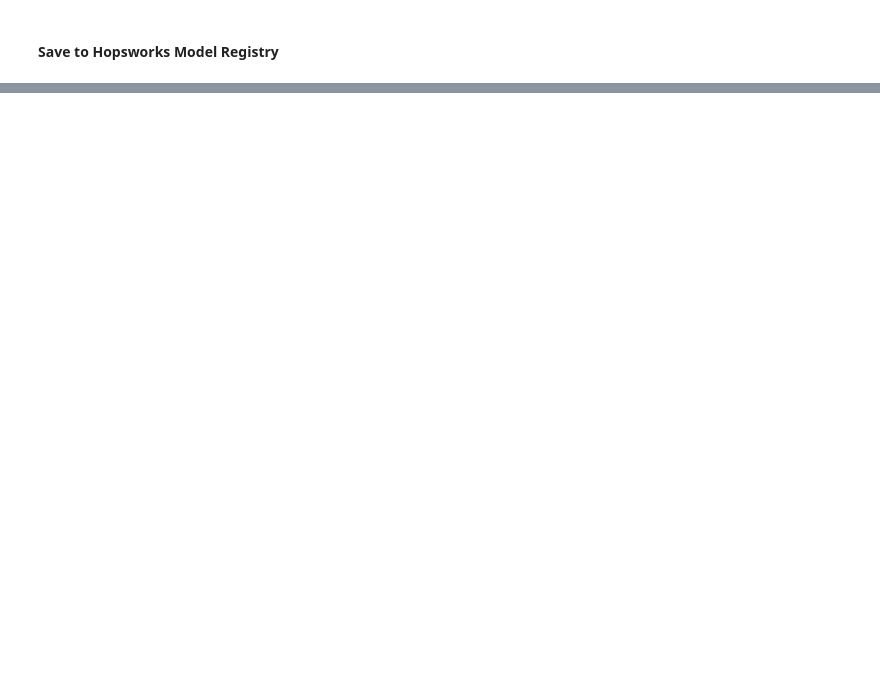
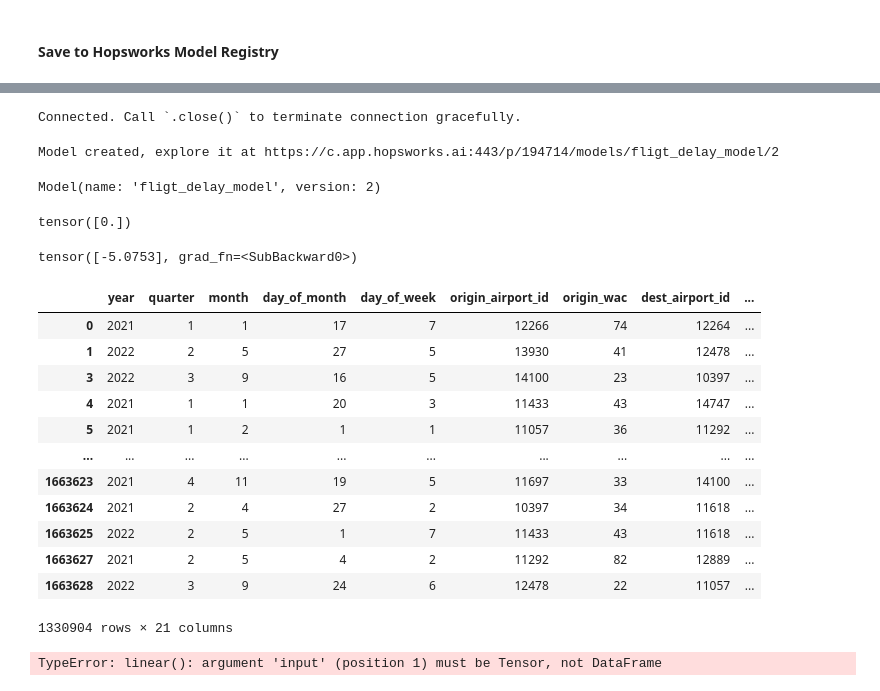
Before and after one commit to rezaqorbani/flight-delay-predictor, a Jupyter notebook: training_pipeline.ipynb, the cells around one changed output, grey strips where cells are left out. Cells and saved outputs as stored; diff of their text form; code cells hidden in the pictures; blank space fills up the shorter version.

Commit message:
update models

```diff
--- a/training_pipeline.ipynb
+++ b/training_pipeline.ipynb
@@ -46,7 +119,7 @@ VersionWarning: Incremented version to `1`.
 #### Random Forest Regressor Model
 # %%
 # Initialize the Random Forest classifier
-model_RF = RandomForestRegressor(n_estimators=100, max_depth=10,random_state=1)  # You can adjust parameters here
+model_RF = RandomForestRegressor(max_depth=10,random_state=1)  # You can adjust parameters here
 
 # Train the classifier
 model_RF.fit(X_train, y_train)
@@ -152,21 +313,55 @@ if os.path.isdir(model_dir) == False:
     os.mkdir(model_dir)
 
 # Save both our model and the confusion matrix to 'model_dir', whose contents will be uploaded to the model registry
-#joblib.dump(model, model_dir + "/flight_delay_model.pkl")
+joblib.dump(model, model_dir + "/flight_delay_model.pkl")
 #fig.savefig(model_dir + "/confusion_matrix.png")
 
 # Specify the schema of the model's input/output using the features (X_train) and labels (y_train)
-input_schema = Schema(X_train)
-output_schema = Schema(y_train)
-model_schema = ModelSchema(input_schema, output_schema)
+#input_schema = Schema(X_train_tensor)
+#output_schema = Schema(y_train_tensor)
+#model_schema = ModelSchema(input_schema, output_schema)
 
 # Create an entry in the model registry that includes the model's name, desc, metrics
 fligt_delay_model = mr.python.create_model(
     name="fligt_delay_model",
-    metrics={"accuracy" : metrics['accuracy']},
-    model_schema=model_schema,
-    description="Flight Delay Predictor"
+    #metrics={"accuracy" : metrics['accuracy']},
+    metrics={"val MSE" : 2252},
+    #model_schema=model_schema,
+    description="Flight Delay Predictor no schema"
 )
 
 # Upload the model to the model registry, including all files in 'model_dir'
 fligt_delay_model.save(model_dir)
+# %% [output]
+Connected. Call `.close()` to terminate connection gracefully.
+Model created, explore it at https://c.app.hopsworks.ai:443/p/194714/models/fligt_delay_model/2
+Model(name: 'fligt_delay_model', version: 2)
+# %%
+X_train_tensor[0]
+y_train_tensor[0]
+# %% [output]
+tensor([0.])
+# %%
+y_train_tensor[0]-model(X_train_tensor[0])
+# %% [output]
+tensor([-5.0753], grad_fn=<SubBackward0>)
+# %%
+X_train
+# %% [output]
+|  | year | quarter | month | day_of_month | day_of_week | origin_airport_id | origin_wac | dest_airport_id | ... |
+| 0 | 2021 | 1 | 1 | 17 | 7 | 12266 | 74 | 12264 | ... |
+| 1 | 2022 | 2 | 5 | 27 | 5 | 13930 | 41 | 12478 | ... |
+| 3 | 2022 | 3 | 9 | 16 | 5 | 14100 | 23 | 10397 | ... |
+| 4 | 2021 | 1 | 1 | 20 | 3 | 11433 | 43 | 14747 | ... |
+| 5 | 2021 | 1 | 2 | 1 | 1 | 11057 | 36 | 11292 | ... |
+| ... | ... | ... | ... | ... | ... | ... | ... | ... | ... |
+| 1663623 | 2021 | 4 | 11 | 19 | 5 | 11697 | 33 | 14100 | ... |
+| 1663624 | 2021 | 2 | 4 | 27 | 2 | 10397 | 34 | 11618 | ... |
+| 1663625 | 2022 | 2 | 5 | 1 | 7 | 11433 | 43 | 11618 | ... |
+| 1663627 | 2021 | 2 | 5 | 4 | 2 | 11292 | 82 | 12889 | ... |
+| 1663628 | 2022 | 3 | 9 | 24 | 6 | 12478 | 22 | 11057 | ... |
+1330904 rows × 21 columns
+# %%
+model(X_train)
+# %% [output]
+TypeError: linear(): argument 'input' (position 1) must be Tensor, not DataFrame
```
Also changed, not shown: parts of 26 cells of this notebook, 1 other file.
